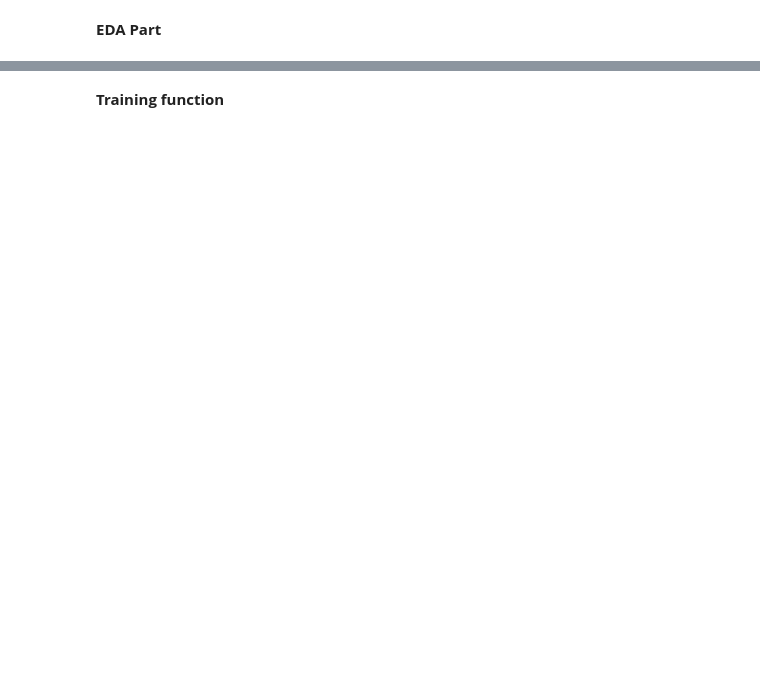
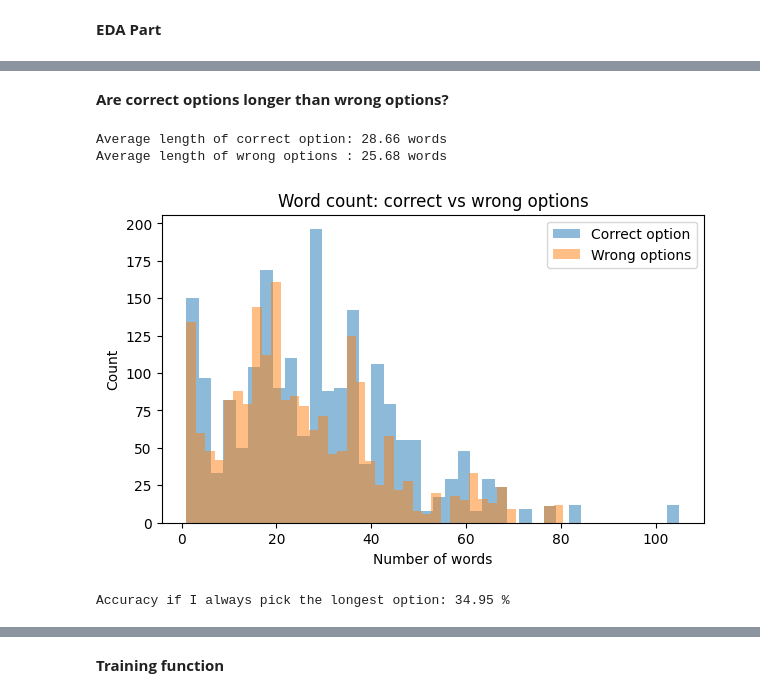
Before and after one commit to 22f1000828/DL-22f1000828-notebook-t22026, a Jupyter notebook: kaggle_notebook.ipynb, the cells around one changed output, grey strips where cells are left out. Drawn from its saved outputs; the diff is of its cells as text; code cells hidden in the pictures; blank space fills up the shorter version.

```diff
--- a/kaggle_notebook.ipynb
+++ b/kaggle_notebook.ipynb
@@ -417,0 +251,43 @@ Building Vocabulary...
+# %% [markdown]
+**Are correct options longer than wrong options?**
+# %%
+option_cols = ['A', 'B', 'C', 'D', 'E']
+
+for col in option_cols:
+    train['len_' + col] = train[col].apply(lambda x: len(str(x).split()))
+
+correct_lens = []
+wrong_lens = []
+
+for i in range(len(train)):
+    row = train.iloc[i]
+    ans = row['answer']
+    correct_lens.append(row['len_' + ans])
+    wrong = [row['len_' + c] for c in option_cols if c != ans]
+    wrong_lens.append(np.mean(wrong))
+
+train['correct_len'] = correct_lens
+train['avg_wrong_len'] = wrong_lens
+
+print("Average length of correct option:", round(train['correct_len'].mean(), 2), "words")
+print("Average length of wrong options :", round(train['avg_wrong_len'].mean(), 2), "words")
+
+plt.figure(figsize=(7, 4))
+plt.hist(train['correct_len'], bins=40, alpha=0.5, label='Correct option')
+plt.hist(train['avg_wrong_len'], bins=40, alpha=0.5, label='Wrong options')
+plt.title("Word count: correct vs wrong options")
+plt.xlabel("Number of words")
+plt.ylabel("Count")
+plt.legend()
+plt.show()
+
+# what if I always pick the longest option?
+longest = train[['len_' + c for c in option_cols]].idxmax(axis=1).str.replace('len_', '')
+print()
+print("Accuracy if I always pick the longest option:",
+      round((longest == train['answer']).mean() * 100, 2), "%")
+# %% [output]
+Average length of correct option: 28.66 words
+Average length of wrong options : 25.68 words
+[figure, added]
+Accuracy if I always pick the longest option: 34.95 %
```
Also changed, not shown: parts of 64 cells of this notebook.
